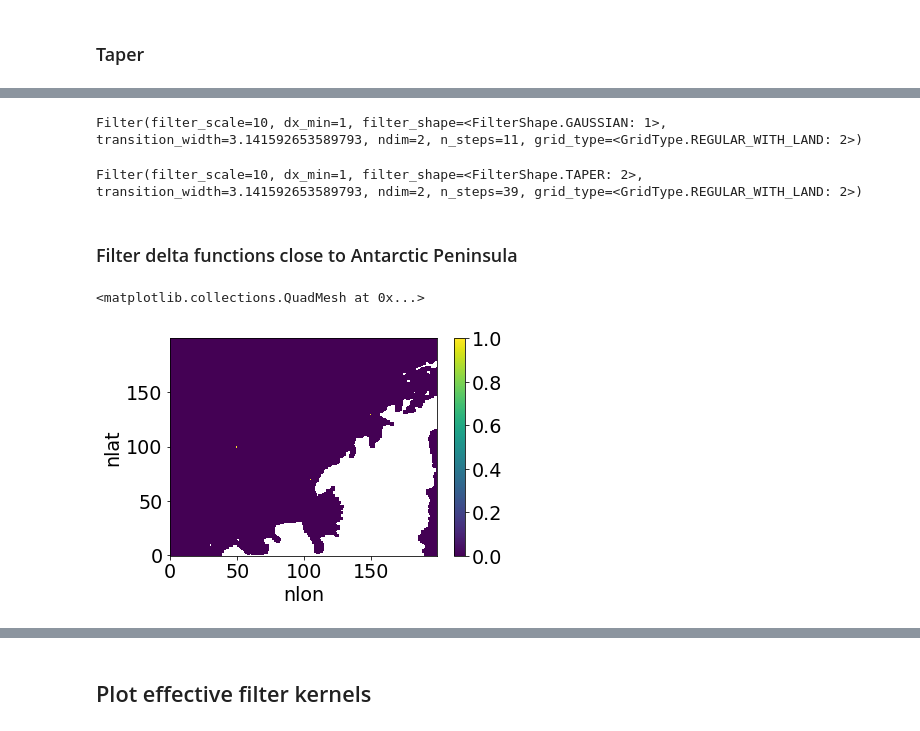
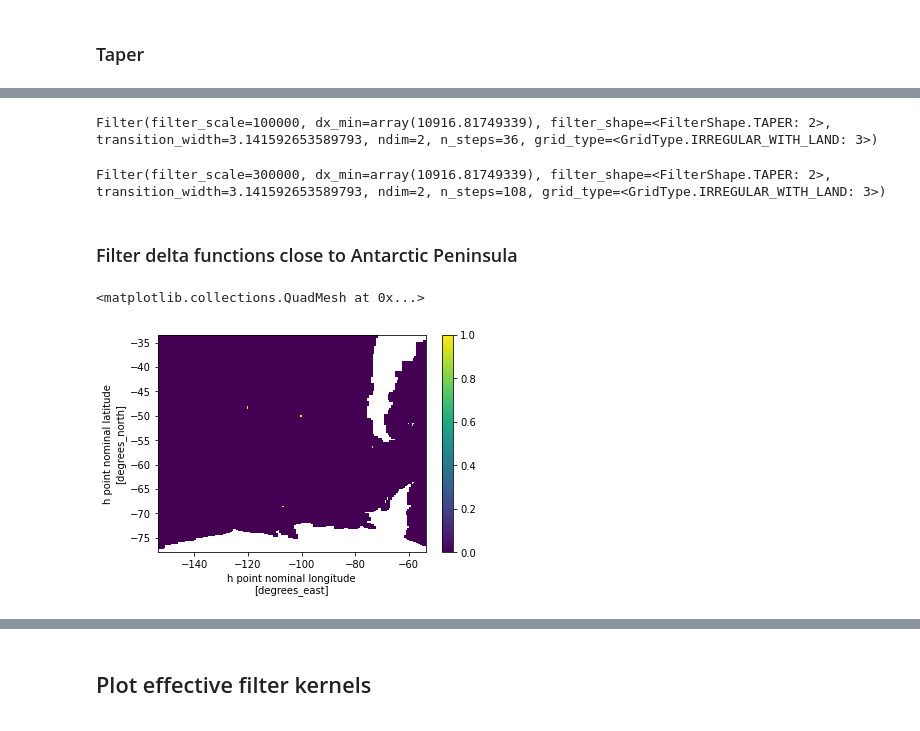
Before and after one commit to ocean-eddy-cpt/gcm-filters-paper, a Jupyter notebook: effective_kernel.ipynb, the cells around one changed output, grey strips where cells are left out. Drawn from its saved outputs; the diff is of its cells as text; code cells hidden in the pictures.

```diff
--- a/effective_kernel.ipynb
+++ b/effective_kernel.ipynb
@@ -136,52 +174,61 @@ Also test fixed factor.
 # %%
-filter_fixed_factor_Gaussian = gcm_filters.Filter(
-    filter_scale=10,
-    dx_min=1,
-    filter_shape=gcm_filters.FilterShape.GAUSSIAN,
+filter_Taper_anisotropic_small = gcm_filters.Filter(
+    filter_scale=filter_scale_small,
+    dx_min=dx_min,
+    filter_shape=gcm_filters.FilterShape.TAPER,
     n_steps=0,
-    grid_type=gcm_filters.GridType.REGULAR_WITH_LAND,
-    grid_vars={'wet_mask': wet_mask}
+    grid_type=gcm_filters.GridType.IRREGULAR_WITH_LAND,
+    grid_vars={'wet_mask': wet_mask, 'dxw': dxw, 'dyw': dyw, 'dxs': dxs, 'dys': dys, 'area': area, 'kappa_w': xr.ones_like(wet_mask), 'kappa_s': 0.33*0.33*xr.ones_like(wet_mask)}
 )
-filter_fixed_factor_Gaussian
+filter_Taper_anisotropic_small
 # %% [output]
-Filter(filter_scale=10, dx_min=1, filter_shape=<FilterShape.GAUSSIAN: 1>, transition_width=3.141592653589793, ndim=2, n_steps=11, grid_type=<GridType.REGULAR_WITH_LAND: 2>)
+Filter(filter_scale=100000, dx_min=array(10916.81749339), filter_shape=<FilterShape.TAPER: 2>, transition_width=3.141592653589793, ndim=2, n_steps=36, grid_type=<GridType.IRREGULAR_WITH_LAND: 3>)
 # %%
-filter_fixed_factor_Taper = gcm_filters.Filter(
-    filter_scale=10,
-    dx_min=1,
+filter_Taper_anisotropic_middle = gcm_filters.Filter(
+    filter_scale=filter_scale_middle,
+    dx_min=dx_min,
     filter_shape=gcm_filters.FilterShape.TAPER,
     n_steps=0,
-    grid_type=gcm_filters.GridType.REGULAR_WITH_LAND,
-    grid_vars={'wet_mask': wet_mask}
+    grid_type=gcm_filters.GridType.IRREGULAR_WITH_LAND,
+    grid_vars={'wet_mask': wet_mask, 'dxw': dxw, 'dyw': dyw, 'dxs': dxs, 'dys': dys, 'area': area, 'kappa_w': xr.ones_like(wet_mask), 'kappa_s': 0.33*0.33*xr.ones_like(wet_mask)}
 )
-filter_fixed_factor_Taper
+filter_Taper_anisotropic_middle
 # %% [output]
-Filter(filter_scale=10, dx_min=1, filter_shape=<FilterShape.TAPER: 2>, transition_width=3.141592653589793, ndim=2, n_steps=39, grid_type=<GridType.REGULAR_WITH_LAND: 2>)
+Filter(filter_scale=300000, dx_min=array(10916.81749339), filter_shape=<FilterShape.TAPER: 2>, transition_width=3.141592653589793, ndim=2, n_steps=108, grid_type=<GridType.IRREGULAR_WITH_LAND: 3>)
 # %% [markdown]
 ### Filter delta functions close to Antarctic Peninsula
 # %%
-delta1 = 0 * xr.ones_like(ds.nlat*ds.nlon)
-delta1[300,350] = 1
+delta1 = 0 * xr.ones_like(ds.yh*ds.xh)
+delta1[120, 250] = 1
 delta1 = delta1.where(wet_mask)
+delta1 = delta1.chunk({'yh': len(ds.yh), 'xh': len(ds.xh)})
 
-delta2 = 0 * xr.ones_like(ds.nlat*ds.nlon)
-delta2[270,405] = 1
+delta2 = 0 * xr.ones_like(ds.yh*ds.xh)
+delta2[60, 270] = 1
 delta2 = delta2.where(wet_mask)
+delta2 = delta2.chunk({'yh': len(ds.yh), 'xh': len(ds.xh)})
 
-delta3 = 0 * xr.ones_like(ds.nlat*ds.nlon)
-delta3[330,450] = 1
+delta3 = 0 * xr.ones_like(ds.yh*ds.xh)
+delta3[100, 320] = 1
 delta3 = delta3.where(wet_mask)
+delta3 = delta3.chunk({'yh': len(ds.yh), 'xh': len(ds.xh)})
+
+delta4 = 0 * xr.ones_like(ds.yh*ds.xh)
+delta4[116, 280] = 1
+delta4 = delta4.where(wet_mask)
+delta4 = delta4.chunk({'yh': len(ds.yh), 'xh': len(ds.xh)})
-# %%
-# Antarctic peninsula region
-nlon0 = 300
-nlon1 = 500
-nlat0 = 200
-nlat1 = 400
-xslice = slice(nlon0,nlon1)
-yslice = slice(nlat0,nlat1)
-
-(delta1+delta2+delta3).isel(nlat=yslice, nlon=xslice).plot()
-# %% [output]
-<matplotlib.collections.QuadMesh at 0x...>
-[figure, removed]
+# %%
+# Nordic Seas
+xh0 = 200
+xh1 = 350
+yh0 = 10
+yh1 = 150
+xslice = slice(xh0, xh1)
+yslice = slice(yh0, yh1)
+
+(delta1+delta2+delta3+delta4).isel(yh=yslice, xh=xslice).plot()
+#delta1.plot()
+# %% [output]
+<matplotlib.collections.QuadMesh at 0x...>
+[figure, added]
 # %%
```
Also changed, not shown: parts of 41 cells of this notebook.
